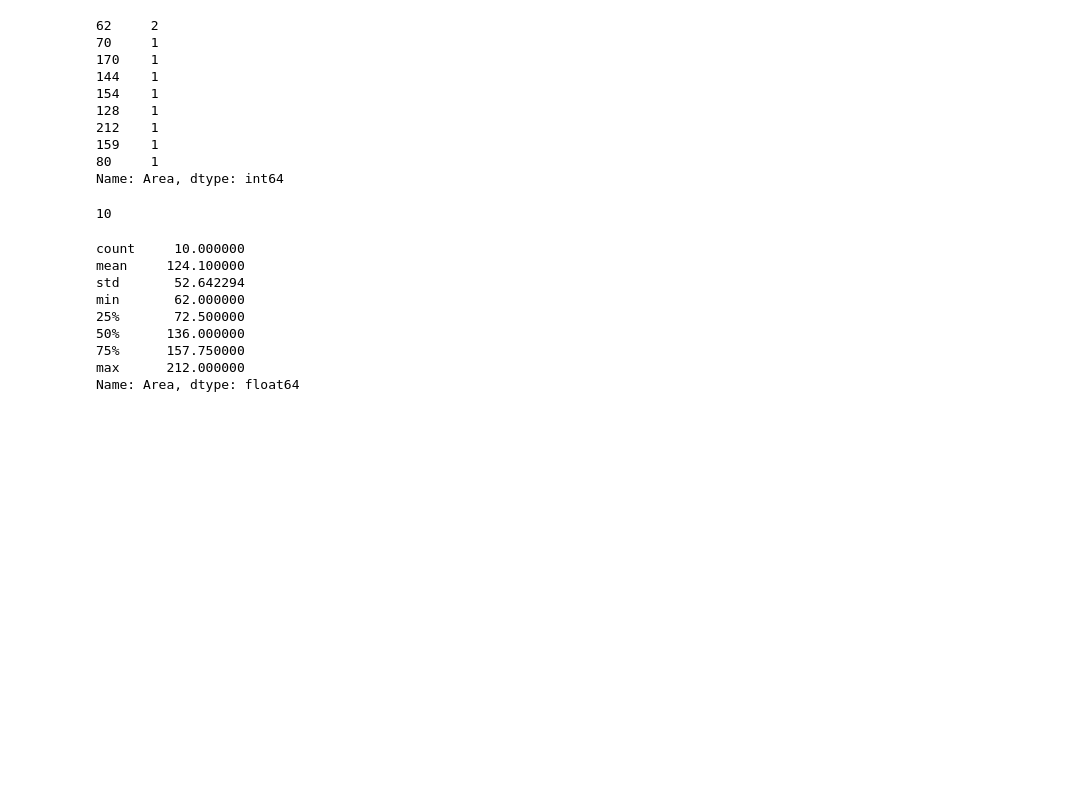
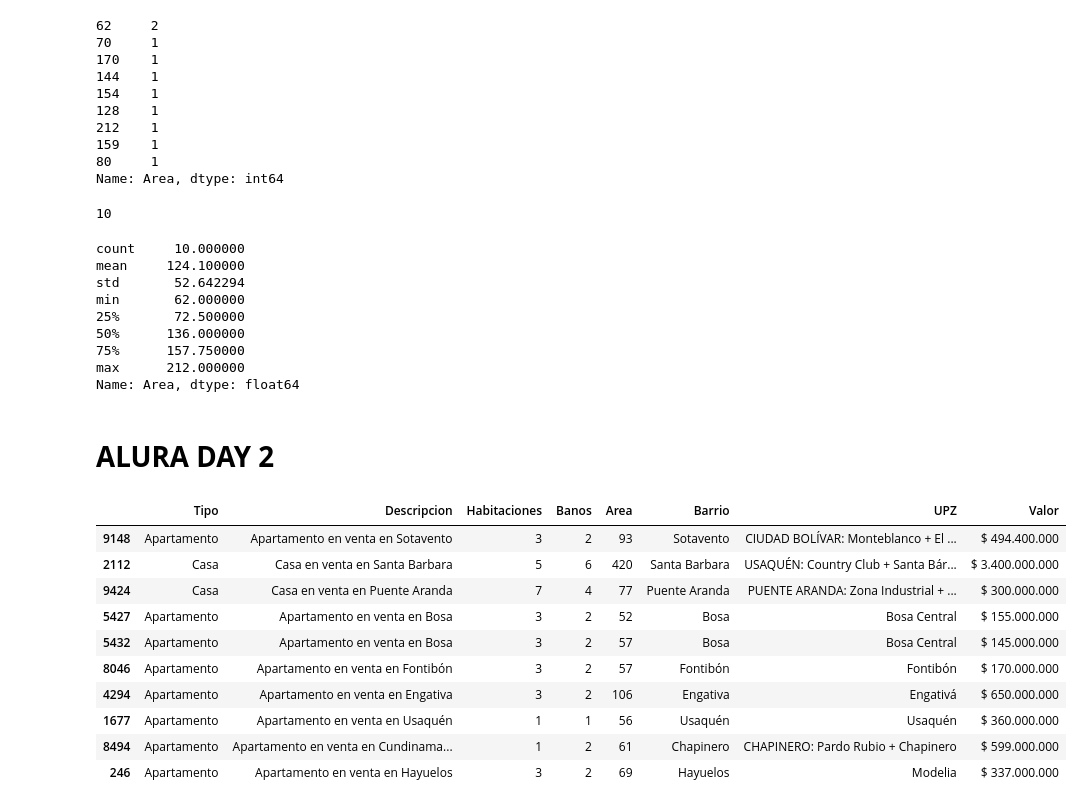
Before and after one commit to max6811/inmersion_datos_alura, a Jupyter notebook: INMERSION_DATOS_ALURA.ipynb, the cells around one changed output. Cells and saved outputs as stored; diff of their text form; code cells hidden in the pictures; blank space fills up the shorter version.

```diff
--- a/INMERSION_DATOS_ALURA.ipynb
+++ b/INMERSION_DATOS_ALURA.ipynb
@@ -279,3 +268,19 @@ min       62.000000
 75%      157.750000
 max      212.000000
 Name: Area, dtype: float64
+# %% [markdown]
+# **ALURA DAY 2**
+# %%
+inmuebles.sample(10)
+# %% [output]
+|  | Tipo | Descripcion | Habitaciones | Banos | Area | Barrio | UPZ | Valor |
+| 9148 | Apartamento | Apartamento en venta en Sotavento | 3 | 2 | 93 | Sotavento | CIUDAD BOLÍVAR: Monteblanco + El ... | $ 494.400.000 |
+| 2112 | Casa | Casa en venta en Santa Barbara | 5 | 6 | 420 | Santa Barbara | USAQUÉN: Country Club + Santa Bár... | $ 3.400.000.000 |
+| 9424 | Casa | Casa en venta en Puente Aranda | 7 | 4 | 77 | Puente Aranda | PUENTE ARANDA: Zona Industrial + ... | $ 300.000.000 |
+| 5427 | Apartamento | Apartamento en venta en Bosa | 3 | 2 | 52 | Bosa | Bosa Central | $ 155.000.000 |
+| 5432 | Apartamento | Apartamento en venta en Bosa | 3 | 2 | 57 | Bosa | Bosa Central | $ 145.000.000 |
+| 8046 | Apartamento | Apartamento en venta en Fontibón | 3 | 2 | 57 | Fontibón | Fontibón | $ 170.000.000 |
+| 4294 | Apartamento | Apartamento en venta en Engativa | 3 | 2 | 106 | Engativa | Engativá | $ 650.000.000 |
+| 1677 | Apartamento | Apartamento en venta en Usaquén | 1 | 1 | 56 | Usaquén | Usaquén | $ 360.000.000 |
+| 8494 | Apartamento | Apartamento en venta en Cundinama... | 1 | 2 | 61 | Chapinero | CHAPINERO: Pardo Rubio + Chapinero | $ 599.000.000 |
+| 246 | Apartamento | Apartamento en venta en Hayuelos | 3 | 2 | 69 | Hayuelos | Modelia | $ 337.000.000 |
```
Also changed, not shown: parts of 21 cells of this notebook.
